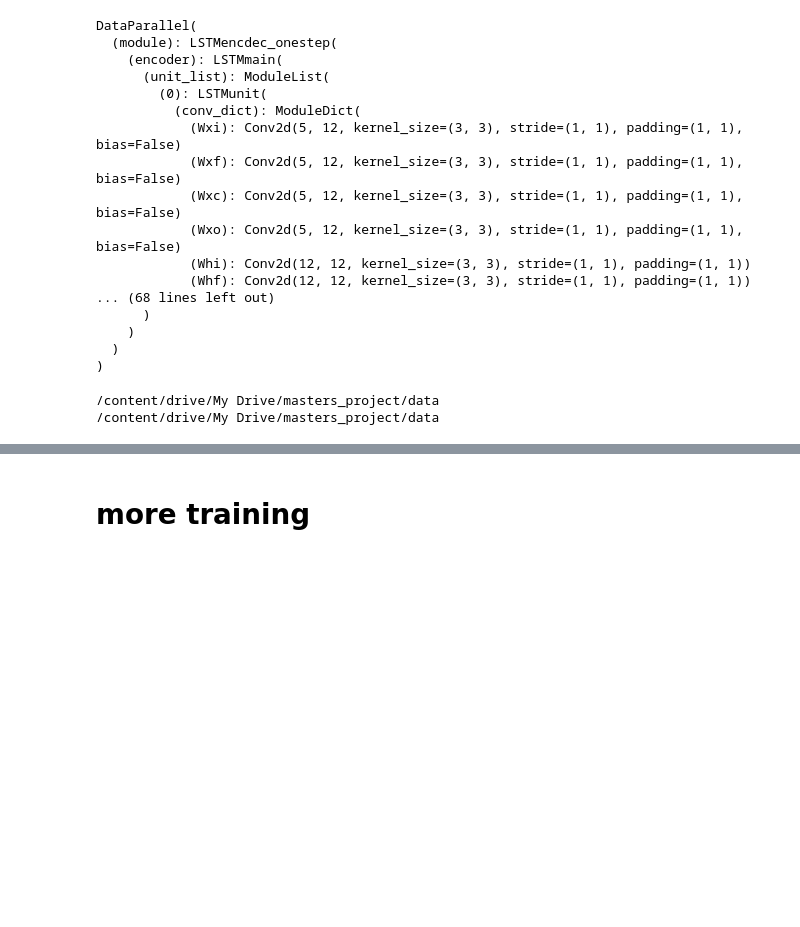
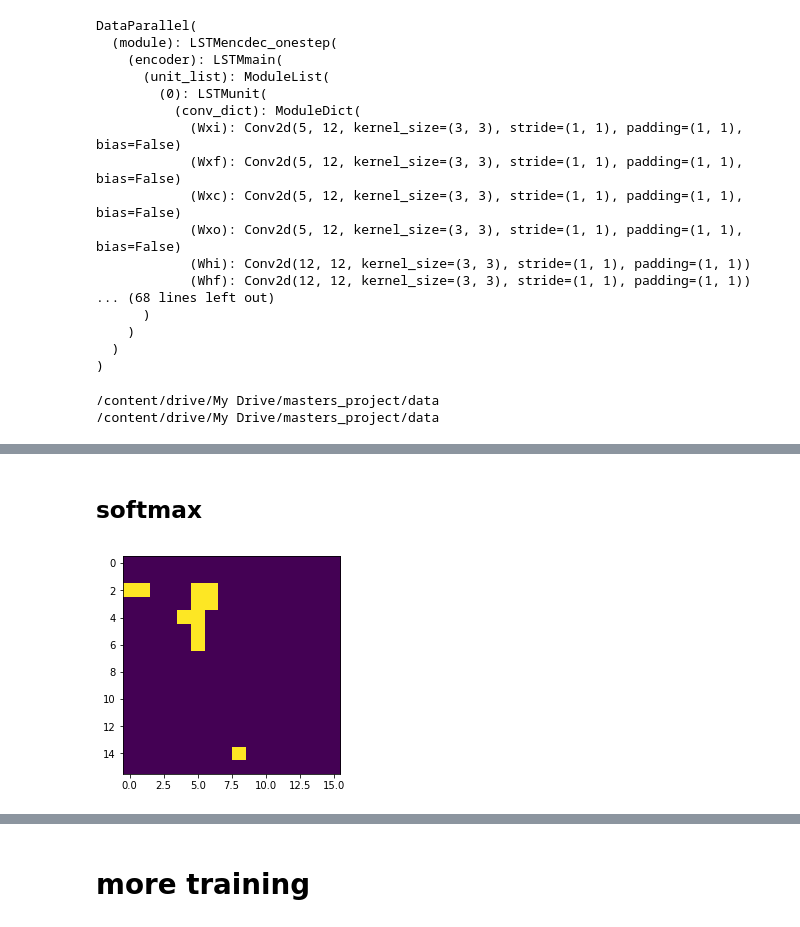
Before and after one commit to Garethlomax/acse-9-independent-research-project-Garethlomax, a Jupyter notebook: full_data.ipynb, the cells around one changed output, grey strips where cells are left out. Saved outputs shown, nothing was run; the diff lists cells and outputs as text; code cells hidden in the pictures; blank space fills up the shorter version.

```diff
--- a/full_data.ipynb
+++ b/full_data.ipynb
@@ -1336,0 +1338,3 @@ RuntimeError: ignored
+# %%
+for a,b in train_loader:
+    break
@@ -1336,0 +1371,10 @@ RuntimeError: ignored
+# %% [markdown]
+## softmax
+# %%
+
+plt.imshow(a[12][0][0])
+
+d = a[12][0][1]
+# soft = nn.Softmax2d()
+# %% [output]
+[figure, added]
```
Also changed, not shown: parts of 14 cells of this notebook.
